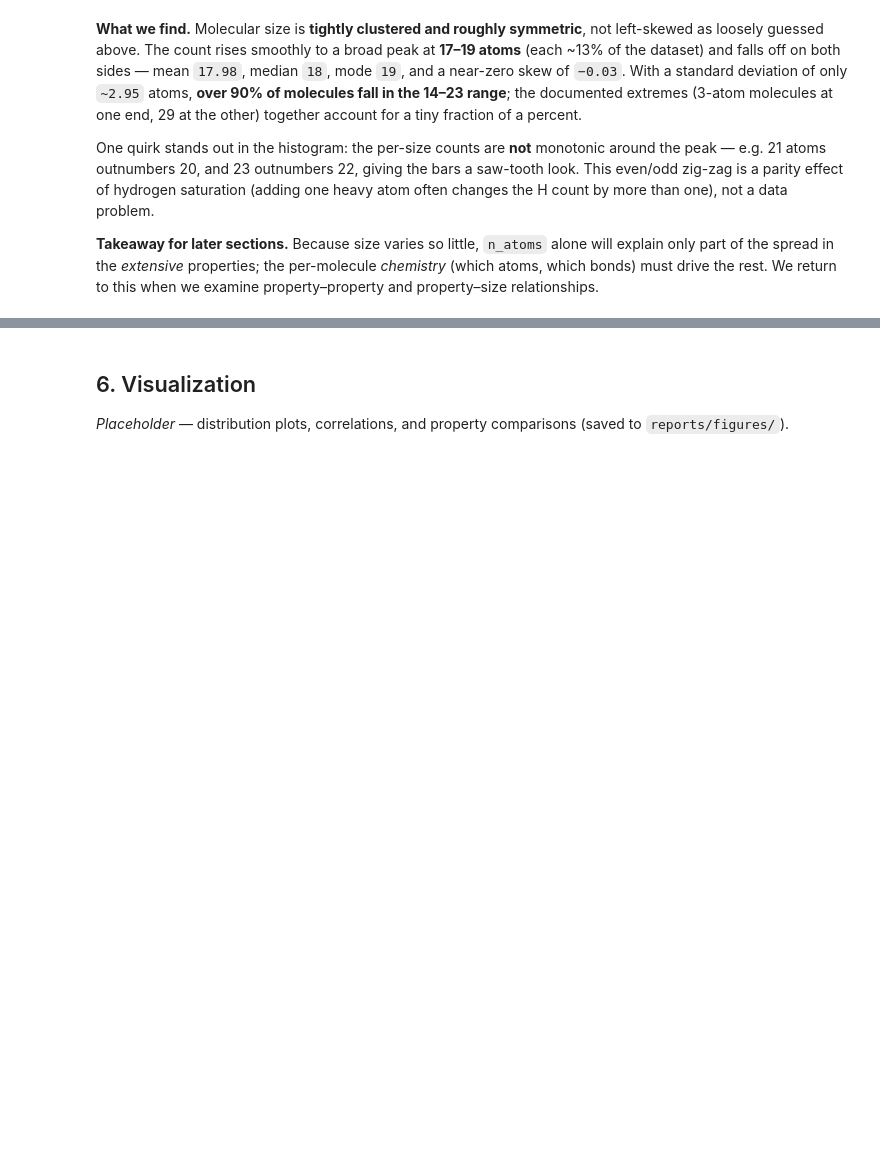
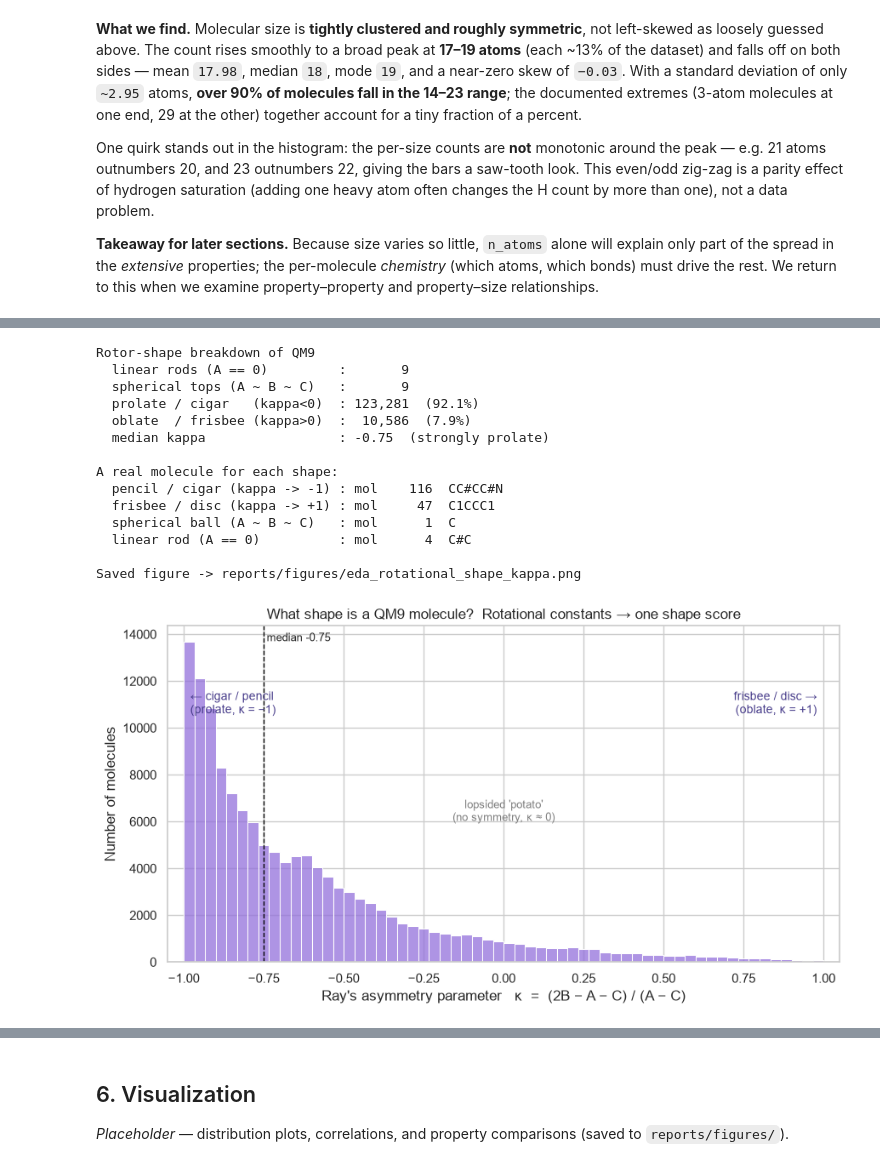
Before and after one commit to thebreadishard/ai-programming-foundations-project, a Jupyter notebook: notebooks/qm9_workflow.ipynb, the cells around one changed output, grey strips where cells are left out. Cells and saved outputs as stored; diff of their text form; code cells hidden in the pictures; blank space fills up the shorter version.

Commit message:
EDA 5.2: rotational constants A/B/C as a molecular-shape score (Ray's asymmetry kappa)

```diff
--- a/notebooks/qm9_workflow.ipynb
+++ b/notebooks/qm9_workflow.ipynb
@@ -808,0 +859,73 @@ examine property–property and property–size relationships.
+# %%
+# 5.2 Rotational constants A, B, C -> a single "molecular shape" score.
+# Physics: A >= B >= C are spin rates about the three principal axes, set by how the
+# molecule's mass is spread out; their pattern encodes its shape. We collapse them into
+# Ray's asymmetry parameter  kappa = (2B - A - C) / (A - C),  which runs from -1 (prolate
+# / cigar) to +1 (oblate / frisbee). Two special classes are handled apart:
+#   * linear "rods"      -> A stored as the sentinel 0 (no spin about the long axis)
+#   * spherical "balls"  -> A ~ B ~ C, where kappa is 0/0 and physically undefined
+A, B, C = qm9["A"], qm9["B"], qm9["C"]
+
+is_linear = A == 0                                    # rods (A == 0 sentinel)
+rel_spread = (A - C) / A.where(A > 0)                 # 0 -> a perfect ball
+is_spherical = (~is_linear) & (rel_spread < 0.01)     # balls (A ~ B ~ C)
+
+# kappa is only meaningful for genuinely asymmetric molecules (A > C, not a ball/rod).
+shaped = (~is_linear) & (~is_spherical)
+kappa = ((2 * B - A - C) / (A - C))[shaped]
+
+smiles = qm9_identifiers["smiles_gdb17"]
+def example(mol_id):
+    return f"mol {mol_id:>6}  {smiles.loc[mol_id]}"
+
+print("Rotor-shape breakdown of QM9")
+print(f"  linear rods (A == 0)         : {int(is_linear.sum()):>7,}")
+print(f"  spherical tops (A ~ B ~ C)   : {int(is_spherical.sum()):>7,}")
+print(f"  prolate / cigar   (kappa<0)  : {int((kappa < 0).sum()):>7,}  ({(kappa < 0).mean():.1%})")
+print(f"  oblate  / frisbee (kappa>0)  : {int((kappa > 0).sum()):>7,}  ({(kappa > 0).mean():.1%})")
+print(f"  median kappa                 : {kappa.median():.2f}  (strongly prolate)")
+
+print("\nA real molecule for each shape:")
+print(f"  pencil / cigar (kappa -> -1) : {example(kappa.idxmin())}")
+print(f"  frisbee / disc (kappa -> +1) : {example(kappa.idxmax())}")
+print(f"  spherical ball (A ~ B ~ C)   : {example(rel_spread[is_spherical].idxmin())}")
+print(f"  linear rod (A == 0)          : {example(A.index[is_linear][0])}")
+
+# One annotated histogram of the shape score -- the layman's "pencil vs frisbee" picture.
+fig, ax = plt.subplots(figsize=(9, 5))
+sns.histplot(kappa, bins=60, color="mediumpurple", ax=ax)
+top = ax.get_ylim()[1]
+ax.axvline(kappa.median(), color="black", linestyle="--", linewidth=1)
+ax.text(kappa.median(), top * 0.98, f" median {kappa.median():.2f}", va="top", fontsize=9)
+ax.set_xlim(-1.05, 1.05)
+ax.set_xlabel("Ray's asymmetry parameter   κ  =  (2B − A − C) / (A − C)")
+ax.set_ylabel("Number of molecules")
+ax.set_title("What shape is a QM9 molecule?  Rotational constants → one shape score")
+ax.annotate("← cigar / pencil\n(prolate, κ = −1)", xy=(-1, 0),
+            xytext=(-0.98, top * 0.74), fontsize=10, color="darkslateblue", ha="left")
+ax.annotate("frisbee / disc →\n(oblate, κ = +1)", xy=(1, 0),
+            xytext=(0.98, top * 0.74), fontsize=10, color="darkslateblue", ha="right")
+ax.annotate("lopsided 'potato'\n(no symmetry, κ ≈ 0)", xy=(0, 0),
+            xytext=(0.0, top * 0.42), fontsize=9, color="gray", ha="center")
+fig.tight_layout()
+
+fig_path = FIGURES / "eda_rotational_shape_kappa.png"
+fig.savefig(fig_path, dpi=150)
+print(f"\nSaved figure -> {fig_path.relative_to(PROJECT_ROOT).as_posix()}")
+plt.show()
+# %% [output]
+Rotor-shape breakdown of QM9
+  linear rods (A == 0)         :       9
+  spherical tops (A ~ B ~ C)   :       9
+  prolate / cigar   (kappa<0)  : 123,281  (92.1%)
+  oblate  / frisbee (kappa>0)  :  10,586  (7.9%)
+  median kappa                 : -0.75  (strongly prolate)
+
+A real molecule for each shape:
+  pencil / cigar (kappa -> -1) : mol    116  CC#CC#N
+  frisbee / disc (kappa -> +1) : mol     47  C1CCC1
+  spherical ball (A ~ B ~ C)   : mol      1  C
+  linear rod (A == 0)          : mol      4  C#C
+
+Saved figure -> reports/figures/eda_rotational_shape_kappa.png
+[figure, added]
```
Also changed, not shown: parts of 2 cells of this notebook, 1 other file.
